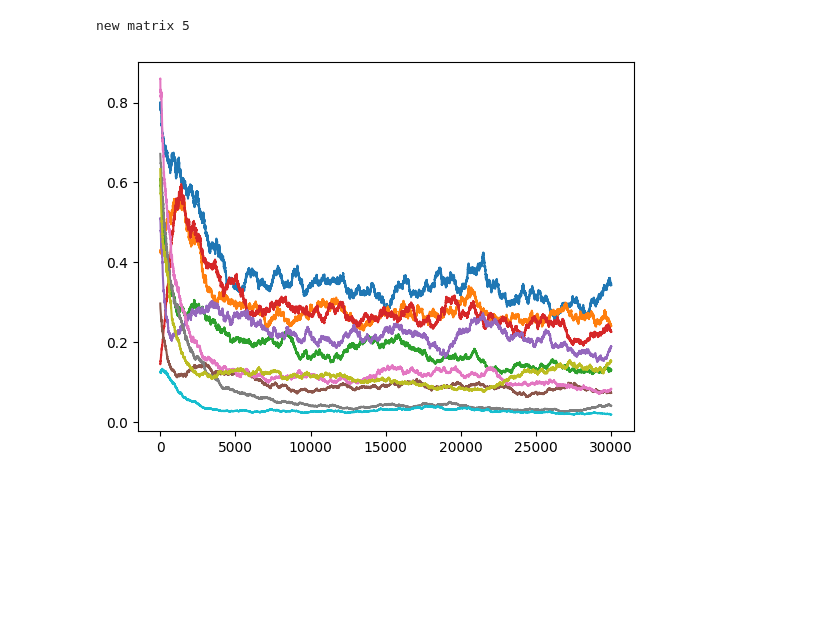
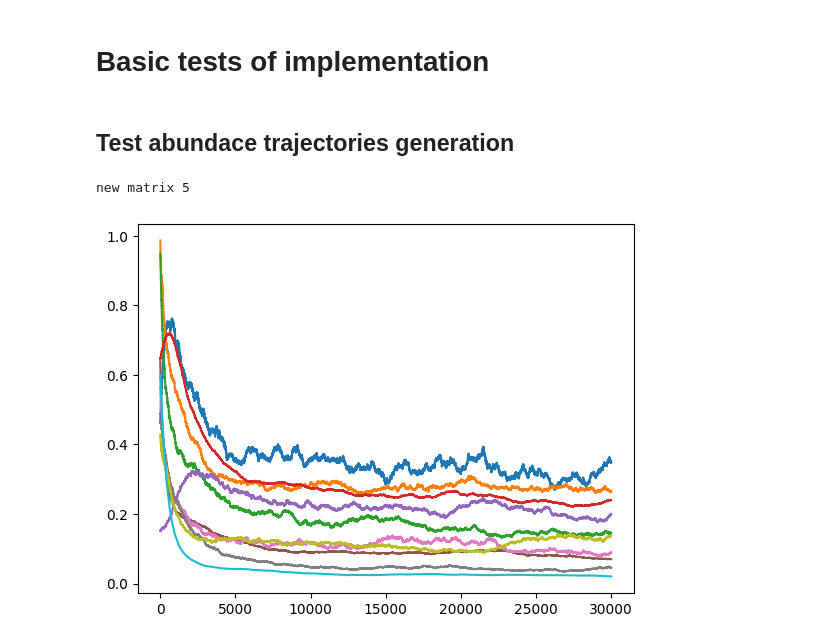
Before and after one commit to joaovaleriano/gLV_OED, a Jupyter notebook: testing.ipynb, the cells around one changed output. Saved outputs shown, nothing was run; the diff lists cells and outputs as text; code cells hidden in the pictures; blank space fills up the shorter version.

```diff
--- a/testing.ipynb
+++ b/testing.ipynb
@@ -1,3 +1,5 @@
+# %% [markdown]
+# Basic tests of implementation
 # %%
 import numpy as np
 import matplotlib.pyplot as plt
@@ -10,38 +12,31 @@ def set_nb_seed(seed):
+# %% [markdown]
+## Test abundace trajectories generation
 # %%
 n = 10
+seed = 1
+r_max = 1.
+A_diag_std = 1.
+A_off_diag_std = 10.
 
-np.random.seed(1)
-r = np.random.uniform(0, 1, n)
-A = np.random.normal(size=(n,n))
-for i in range(n):
-    A[i,i] = -np.abs(np.random.normal(10))
+p = sort_glv_params(n, seed, r_max, A_diag_std, A_off_diag_std)
 
-mat_c = 0
-while (-np.linalg.inv(A)@r < 0).any() or (np.linalg.eig(-np.linalg.inv(A)@r.reshape((-1,1))*A)[0]>0).any():
-    mat_c += 1
-    print(f"\rnew matrix {mat_c}", end="")
-    A = np.random.normal(0, size=(n,n))
-    for i in range(n):
-        A[i,i] = -np.abs(np.random.normal(3, 0.1))
-
-p = np.concatenate((r, A.flatten()))
-sig = 0.1 #np.random.uniform(0, 0.1, n)
+sig = np.random.uniform(0, 0.1, n)
 
 x0 = np.random.uniform(0, 1, n)
 
 dt = 1e-3
 n_steps = 30000
 
 #%%
 
 x = np.zeros((n_steps, n))
 t = 0.
 set_nb_seed(12)
 
 sol = euler_maruyama(glv, t, x0, p, sig, dt, n_steps)
 
 plt.plot(sol)
 plt.show()
 # %% [output]
 new matrix 5
-[figure, old version]
+[figure, new version]
```
Also changed, not shown: parts of 2 cells of this notebook.
